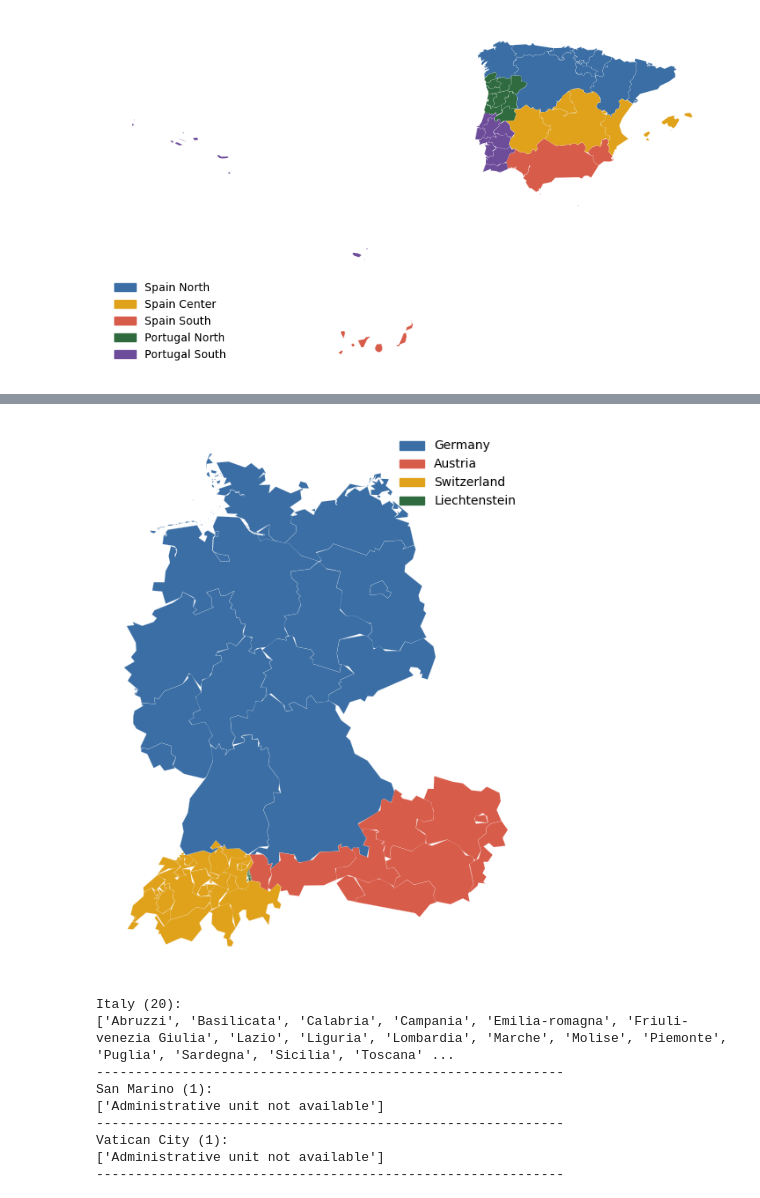
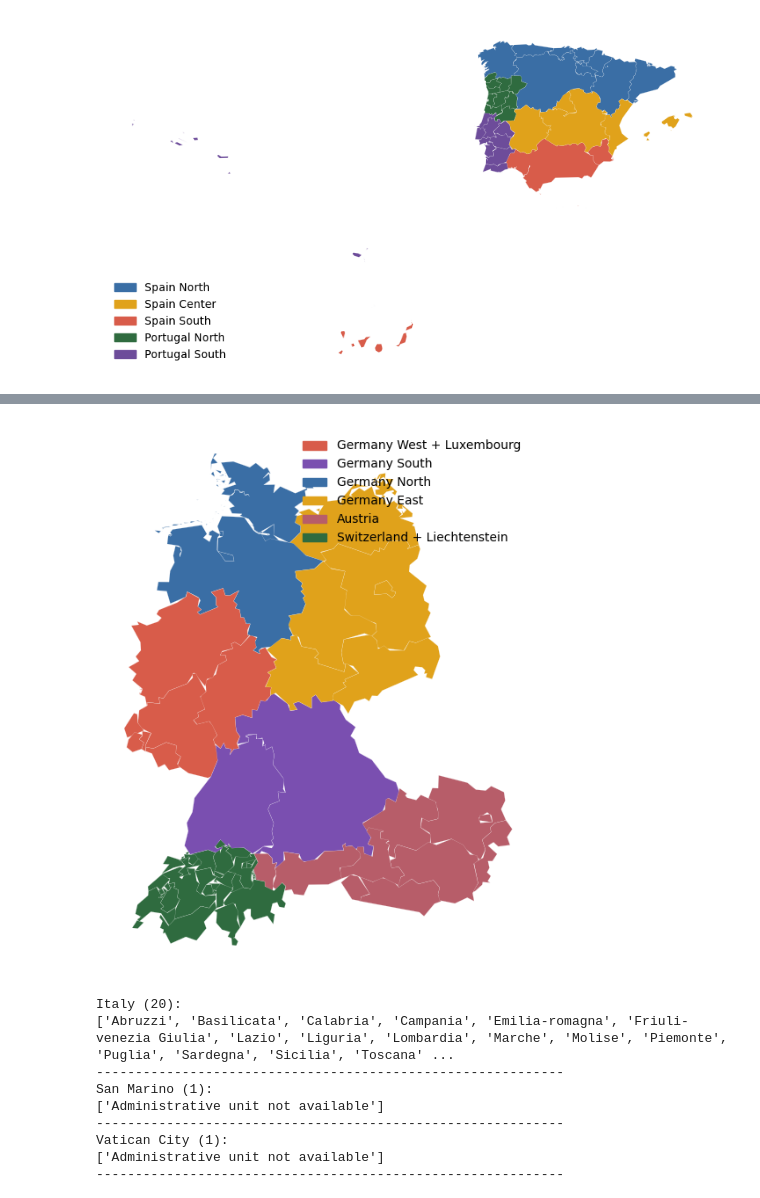
Before and after one commit to H2RES-model/H2RES-World, a Jupyter notebook: Notebooks/L2_SubCountryRegions.ipynb, the cells around one changed output, grey strips where cells are left out. Drawn from its saved outputs; the diff is of its cells as text; code cells hidden in the pictures.

```diff
--- a/Notebooks/L2_SubCountryRegions.ipynb
+++ b/Notebooks/L2_SubCountryRegions.ipynb
@@ -723,5 +723,5 @@ plt.show()
 # %%
-FRANCE_BENELUX = ["France","Belgium","Netherlands","Luxembourg","Monaco"]
+FRANCE_BENELUX = ["France","Belgium","Netherlands","Monaco"]
 
 fb_gdf = gdf[gdf["NAM_0"].isin(FRANCE_BENELUX)].copy()
 
@@ -747,7 +744,7 @@ Monaco (1):
 ['Administrative unit not available']
 ------------------------------------------------------------
 # %%
-FRANCE_BENELUX = ["France","Belgium","Netherlands","Luxembourg","Monaco"]
+FRANCE_BENELUX = ["France","Belgium","Netherlands","Monaco"]
 
 # France ADM1  groupped into 4 regions
 FRANCE_BENELUX_REGIONS = {
@@ -766,8 +763,7 @@ FRANCE_BENELUX_REGIONS = {
         "Aquitaine","Midi-Pyrenees","Limousin","Poitou-Charentes"
     ],
     "Belgium": ["Belgium"],
-    "Netherlands": ["Netherlands"],
-    "Luxembourg": ["Luxembourg"]
+    "Netherlands": ["Netherlands"]
 }
 
 colors = {
@@ -776,8 +772,7 @@ colors = {
     "France Southeast": "#D85C4A",
     "France Southwest": "#E0A21B",
     "Belgium": "#6D4C9A",
-    "Netherlands": "#2FB7A3",
-    "Luxembourg": "#8A9B59"
+    "Netherlands": "#2FB7A3"
 }
 
 # --- ASSIGN ---
@@ -938,12 +933,12 @@ plt.show()
 # %% [output]
 [figure]
 # %%
-DACH = ["Germany","Austria","Switzerland","Liechtenstein"]
+DACH_LI = ["Germany","Austria","Switzerland","Liechtenstein","Luxembourg"]
 
-dach_gdf = gdf[gdf["NAM_0"].isin(DACH)].copy()
+dach_li_gdf = gdf[gdf["NAM_0"].isin(DACH_LI)].copy()
 
-for country in DACH:
-    names = sorted(dach_gdf[dach_gdf["NAM_0"] == country]["NAM_1"].dropna().unique())
+for country in DACH_LI:
+    names = sorted(dach_li_gdf[dach_li_gdf["NAM_0"] == country]["NAM_1"].dropna().unique())
     print(f"{country} ({len(names)}):")
     print(names)
     print("-" * 60)
@@ -963,55 +961,77 @@ Liechtenstein (11):
 # %%
-# --- DACH ADM1 ---
-DACH = ["Germany","Austria","Switzerland","Liechtenstein"]
+# --- DACH-LI ADM1 ---
+# Approximate the official Germany-Luxembourg DE4 fallback configuration with ADM1 borders.
+# Luxembourg is grouped with the western German bidding zone; Liechtenstein is grouped with Switzerland.
+DACH_LI = ["Germany","Austria","Switzerland","Liechtenstein","Luxembourg"]
 
-DACH_REGIONS = {
-    "Germany": ["Germany"],
+DACH_LI_REGIONS = {
+    "Germany West + Luxembourg": [
+        "Nordrhein-Westfalen","Rheinland-Pfalz","Saarland","Hessen","Luxembourg"
+    ],
+    "Germany South": [
+        "Baden-Wuerttemberg","Bayern"
+    ],
+    "Germany North": [
+        "Bremen","Hamburg","Niedersachsen","Schleswig-Holstein"
+    ],
+    "Germany East": [
+        "Berlin","Brandenburg","Mecklenburg-Vorpommern","Sachsen",
+        "Sachsen-Anhalt","Thueringen"
+    ],
     "Austria": ["Austria"],
-    "Switzerland": ["Switzerland"],
-    "Liechtenstein": ["Liechtenstein"]
+    "Switzerland + Liechtenstein": ["Switzerland","Liechtenstein"]
 }
 
 colors = {
-    "Germany": "#3A6EA5",
-    "Austria": "#D85C4A",
-    "Switzerland": "#E0A21B",
-    "Liechtenstein": "#2F6B3F"
+    "Germany West + Luxembourg": "#D85C4A",
+    "Germany South": "#7A4FB0",
+    "Germany North": "#3A6EA5",
+    "Germany East": "#E0A21B",
+    "Austria": "#B75D69",
+    "Switzerland + Liechtenstein": "#2F6B3F"
 }
 
 # --- ASSIGN ---
-dach_gdf = gdf[gdf["NAM_0"].isin(DACH)].copy()
-dach_gdf["L2_Region"] = None
+dach_li_gdf = gdf[gdf["NAM_0"].isin(DACH_LI)].copy()
+dach_li_gdf["L2_Region"] = None
 
-for region, names in DACH_REGIONS.items():
-    dach_gdf.loc[dach_gdf["NAM_0"].isin(names), "L2_Region"] = region
+for region, names in DACH_LI_REGIONS.items():
+    if region == "Germany West + Luxembourg":
+        german_states = [name for name in names if name != "Luxembourg"]
+        dach_li_gdf.loc[dach_li_gdf["NAM_1"].isin(german_states), "L2_Region"] = region
+        dach_li_gdf.loc[dach_li_gdf["NAM_0"] == "Luxembourg", "L2_Region"] = region
+    elif region.startswith("Germany"):
+        dach_li_gdf.loc[dach_li_gdf["NAM_1"].isin(names), "L2_Region"] = region
+    else:
+        dach_li_gdf.loc[dach_li_gdf["NAM_0"].isin(names), "L2_Region"] = region
 
 # --- SIMPLIFY ---
-dach_plot = dach_gdf.copy()
-dach_plot["geometry"] = dach_plot["geometry"].simplify(0.05, preserve_topology=True)
+dach_li_plot = dach_li_gdf.copy()
+dach_li_plot["geometry"] = dach_li_plot["geometry"].simplify(0.05, preserve_topology=True)
 
 # --- PLOT ---
 fig, ax = plt.subplots(1, 1, figsize=(10, 8))
-dach_plot.plot(
+dach_li_plot.plot(
     ax=ax,
-    color=dach_plot["L2_Region"].map(colors),
+    color=dach_li_plot["L2_Region"].map(colors),
     linewidth=0.1,
     edgecolor="white"
 )
 
 legend_handles = [mpatches.Patch(color=colors[k], label=k) for k in colors]
 ax.legend(handles=legend_handles, loc="upper right", frameon=False)
 ax.set_axis_off()
 
 # --- SAVE ---
 base_dir = Path.cwd().parents[0]
 out_dir = base_dir / "Maps" / "Layer2" / "Europe"
 out_dir.mkdir(parents=True, exist_ok=True)
-out_path = out_dir / "L2_Europe_DACH.pdf"
+out_path = out_dir / "L2_Europe_DACH-LI.pdf"
 fig.savefig(out_path, dpi=100, bbox_inches="tight")
 
 plt.show()
 # %% [output]
-[figure, old version]
+[figure, new version]
 # %%
 APENNINE = ["Italy","San Marino","Vatican City","Malta"]
 
```
Also changed, not shown: parts of 18 cells of this notebook, 29 other files.
